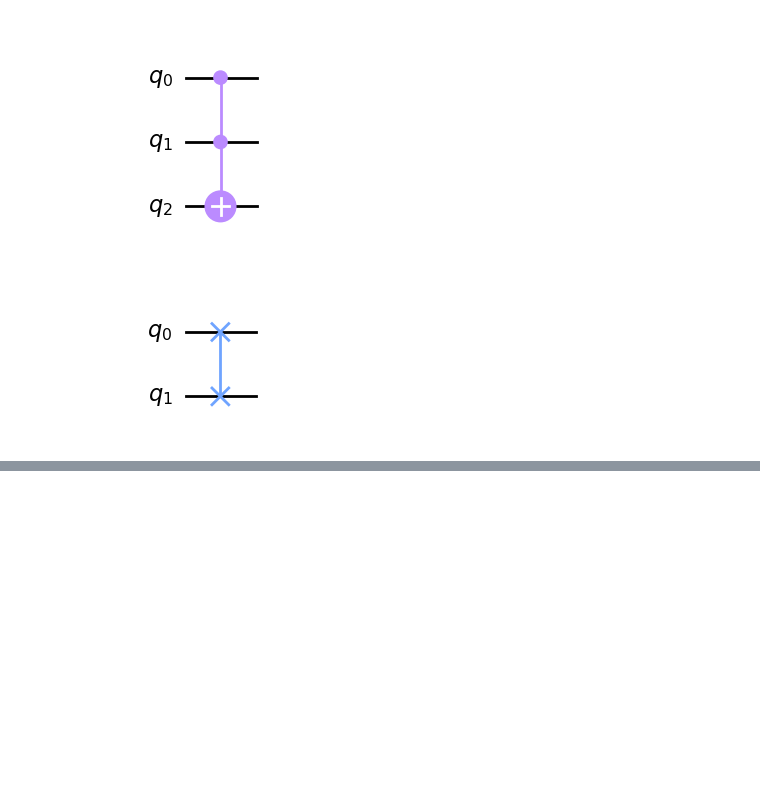
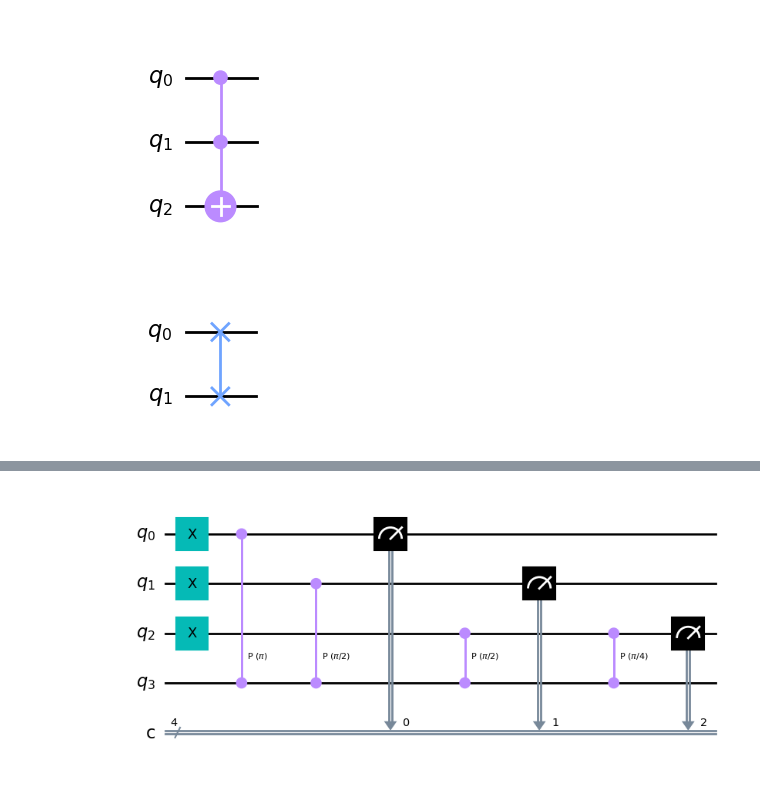
Before and after one commit to radiabekhtaoui/stage, a Jupyter notebook: figures.ipynb, the cells around one changed output, grey strips where cells are left out. Cells and saved outputs as stored; diff of their text form; code cells hidden in the pictures; blank space fills up the shorter version.

```diff
--- a/figures.ipynb
+++ b/figures.ipynb
@@ -185,0 +160,31 @@ TypeError: plot_histogram() got an unexpected keyword argument 'scale'
+# %%
+#Figure 15
+#qft adder
+# Définition des nombres à additionner
+number1 = [0, 1, 0]  # Exemple: 2 en binaire
+number2 = [1, 0, 1]  # Exemple: 5 en binaire
+
+# Création du circuit quantique
+n = len(number1)
+qc = QuantumCircuit(n + 1, n + 1)  # Modification de la taille du circuit
+
+# Préparation des états des nombres à additionner
+for i, bit in enumerate(number1):
+    if bit:
+        qc.x(n - 1 - i)  # Inversion de l'ordre des qubits
+
+for i, bit in enumerate(number2):
+    if bit:
+        qc.x(n - 1 - i)  # Inversion de l'ordre des qubits
+
+# Application du circuit QFT adder
+for i in range(n):
+    for j in range(min(2 ** i, n - i)):
+        if i + j != n:  # Vérification pour éviter la duplication des qubits
+            qc.cp(2 * np.pi / (2 ** (i + 1)), i + j, n)
+
+# Mesure des qubits pour obtenir le résultat
+qc.measure(range(n), range(n))
+circuit_drawer(qc, output='mpl',filename="qft_Add.png")
+# %% [output]
+[figure, added]
```
Also changed, not shown: parts of 8 cells of this notebook, 7 other files.
